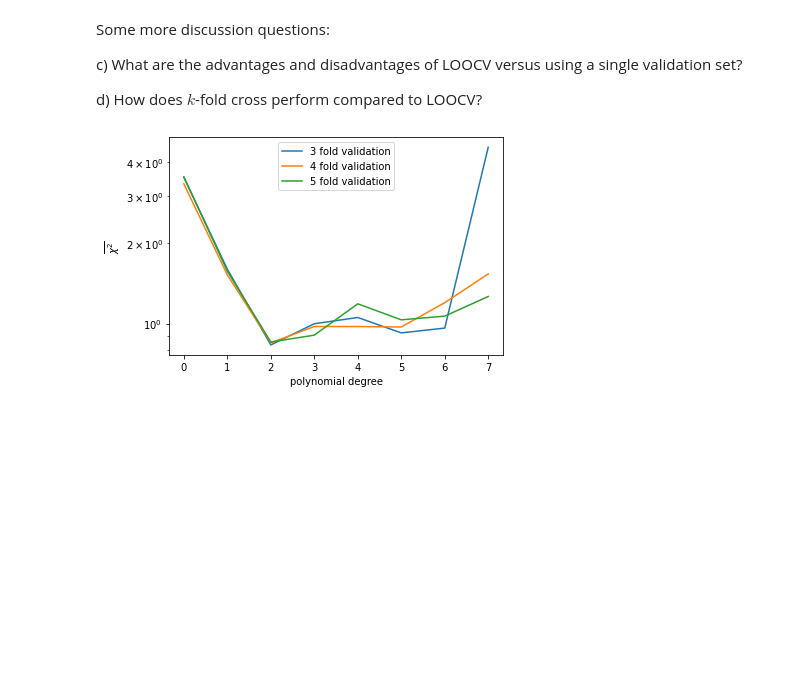
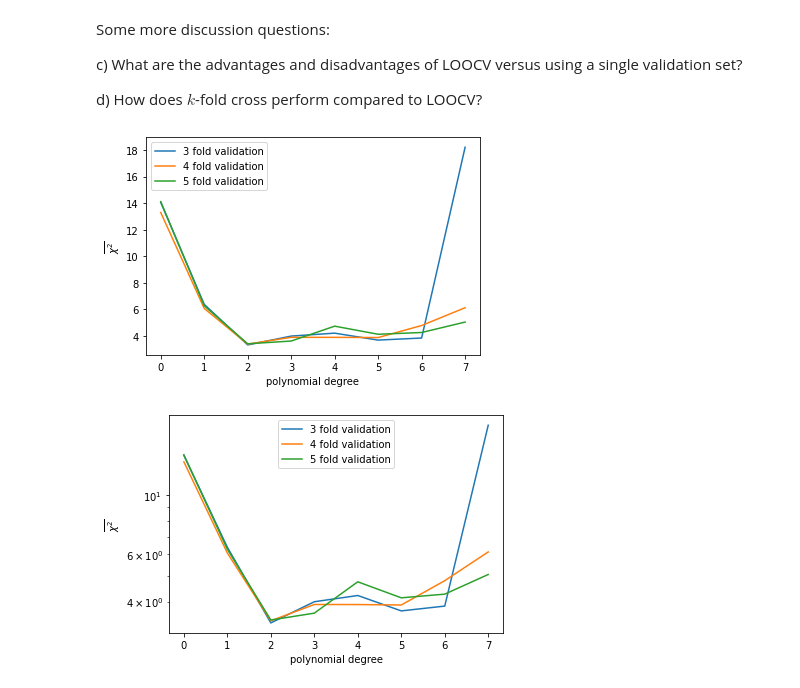
Before and after one commit to Leonhard-Moske/SMDA2, a Jupyter notebook: exercise3/Exercise03.ipynb, the cells around one changed output. Drawn from its saved outputs; the diff is of its cells as text; code cells hidden in the pictures; blank space fills up the shorter version.

```diff
--- a/exercise3/Exercise03.ipynb
+++ b/exercise3/Exercise03.ipynb
@@ -161,18 +167,26 @@ d) How does $k$-fold cross perform compared to LOOCV?
 # %%
 chis = []
 for k in [3,4,5]:
     for n in range(1,9):
         chis.append(kFold(n,df,k))
 
 chis = np.reshape(chis,(3,8))
 
 for chi in chis:
     plt.plot(chi)
 
+#plt.yscale("log")
+plt.legend(["3 fold validation", "4 fold validation", "5 fold validation"])
+plt.ylabel(r"$\overline{\chi^2}$")
+plt.xlabel("polynomial degree")
+plt.show()
+for chi in chis:
+    plt.plot(chi)
 plt.yscale("log")
 plt.legend(["3 fold validation", "4 fold validation", "5 fold validation"])
 plt.ylabel(r"$\overline{\chi^2}$")
 plt.xlabel("polynomial degree")
 plt.show()
 # %% [output]
-[figure, old version]
+[figure, new version]
+[figure, added]
```
Also changed, not shown: parts of 1 cell of this notebook, 2 other files.
